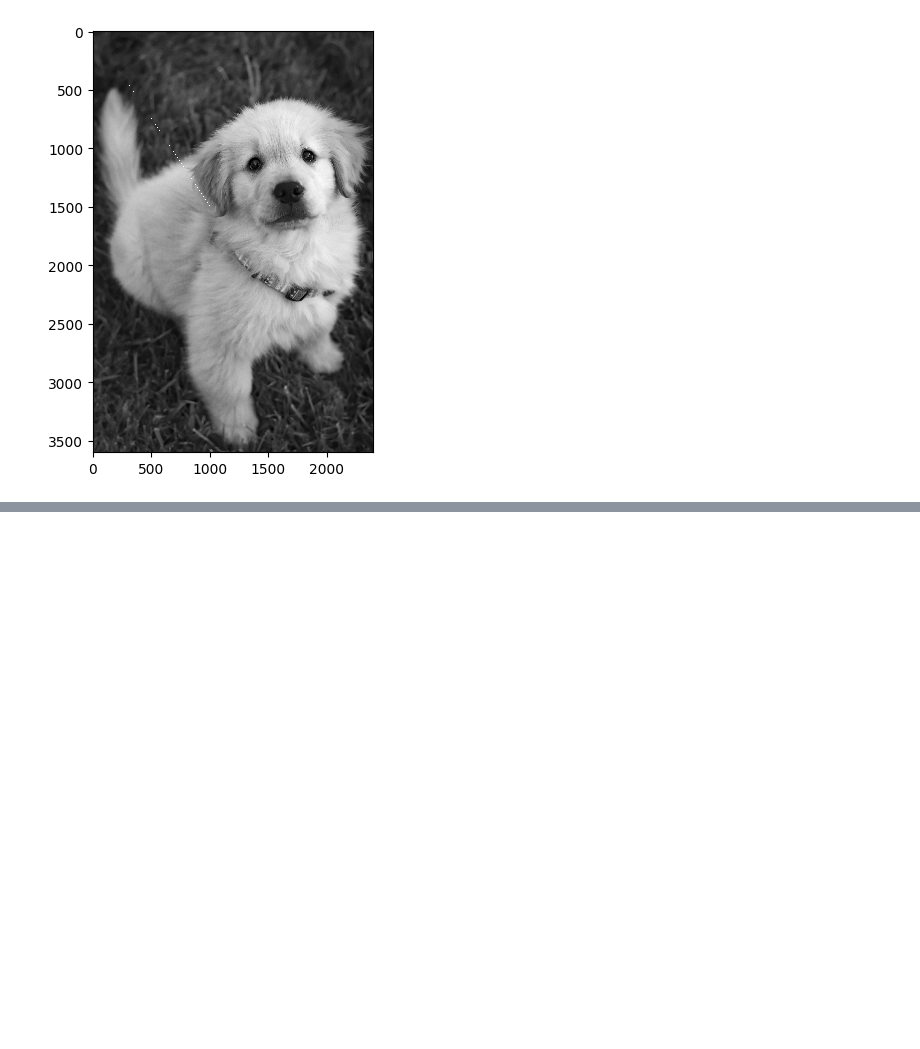
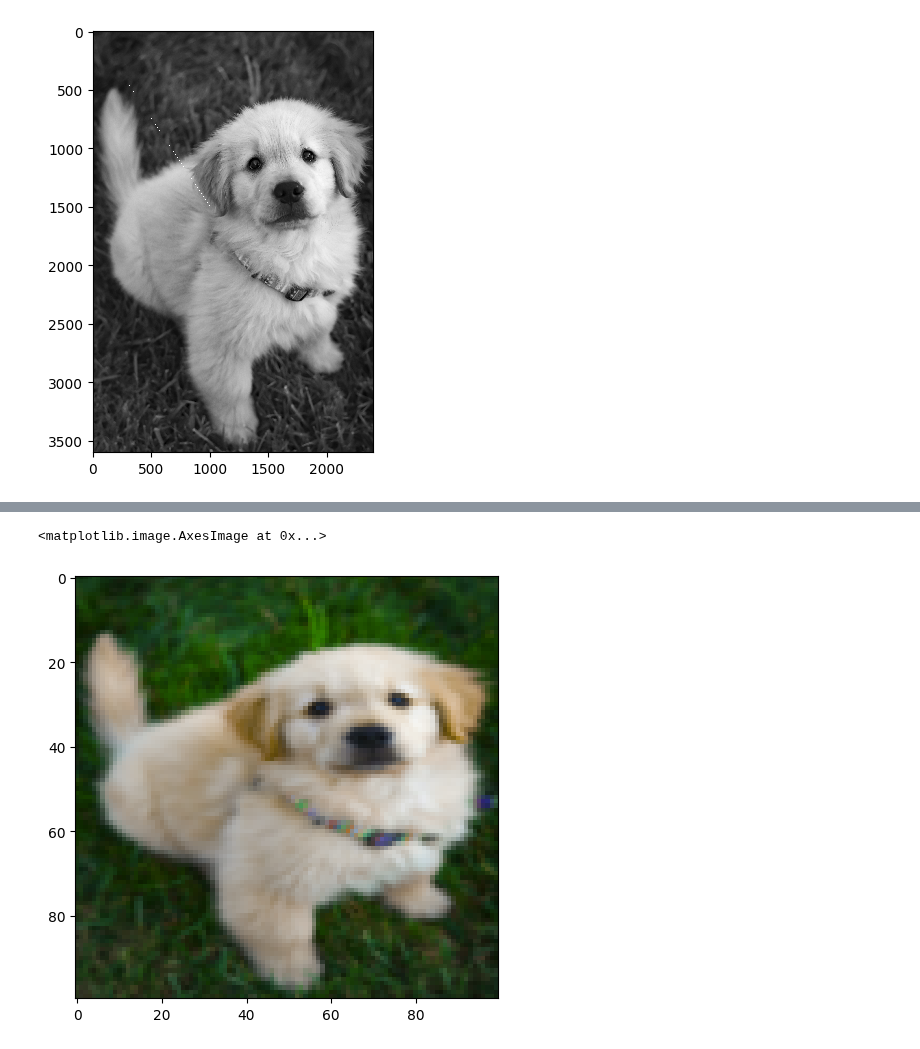
Before and after one commit to Navs17/Image_Processing, a Jupyter notebook: Basic_ImageProcessing.ipynb, the cells around one changed output, grey strips where cells are left out. Drawn from its saved outputs; the diff is of its cells as text; code cells hidden in the pictures; blank space fills up the shorter version.

```diff
--- a/Basic_ImageProcessing.ipynb
+++ b/Basic_ImageProcessing.ipynb
@@ -95,0 +105,6 @@ io.imshow(img_gray)
+# %%
+img_res = resize(img, (100,100))
+io.imshow(img_res)
+# %% [output]
+<matplotlib.image.AxesImage at 0x...>
+[figure, added]
```
Also changed, not shown: parts of 3 cells of this notebook.
